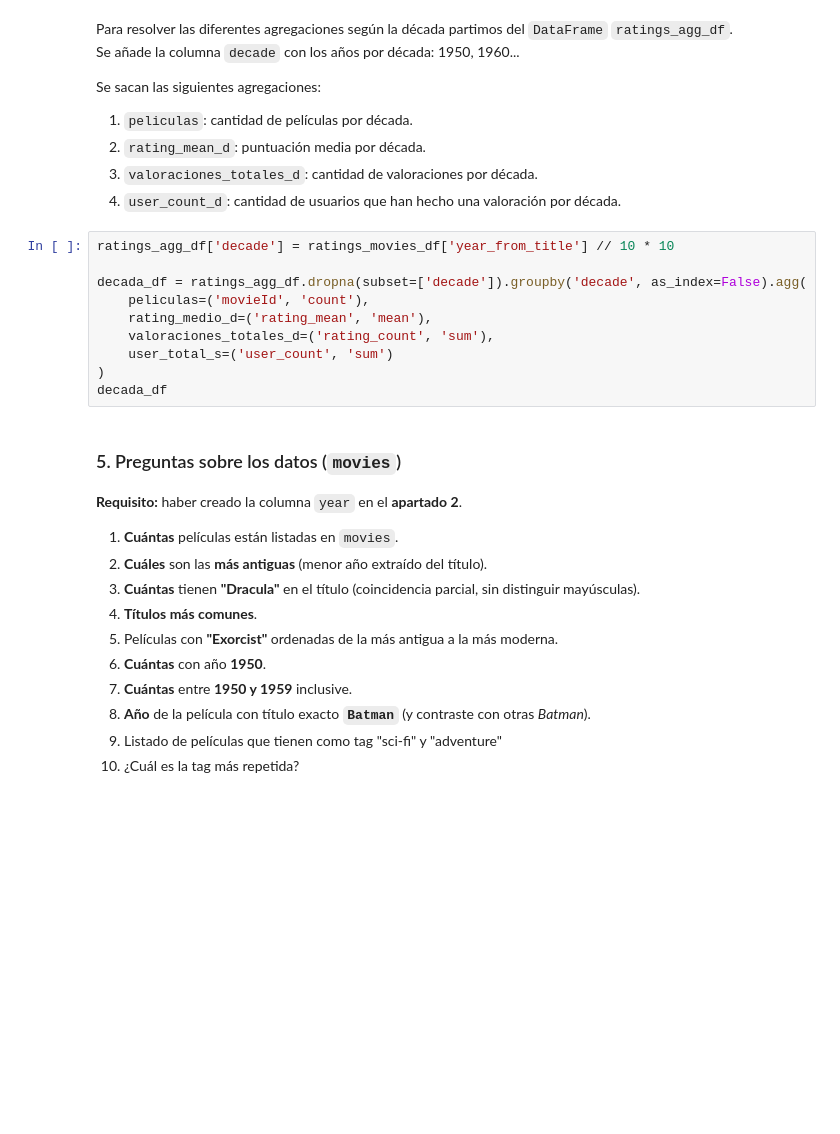
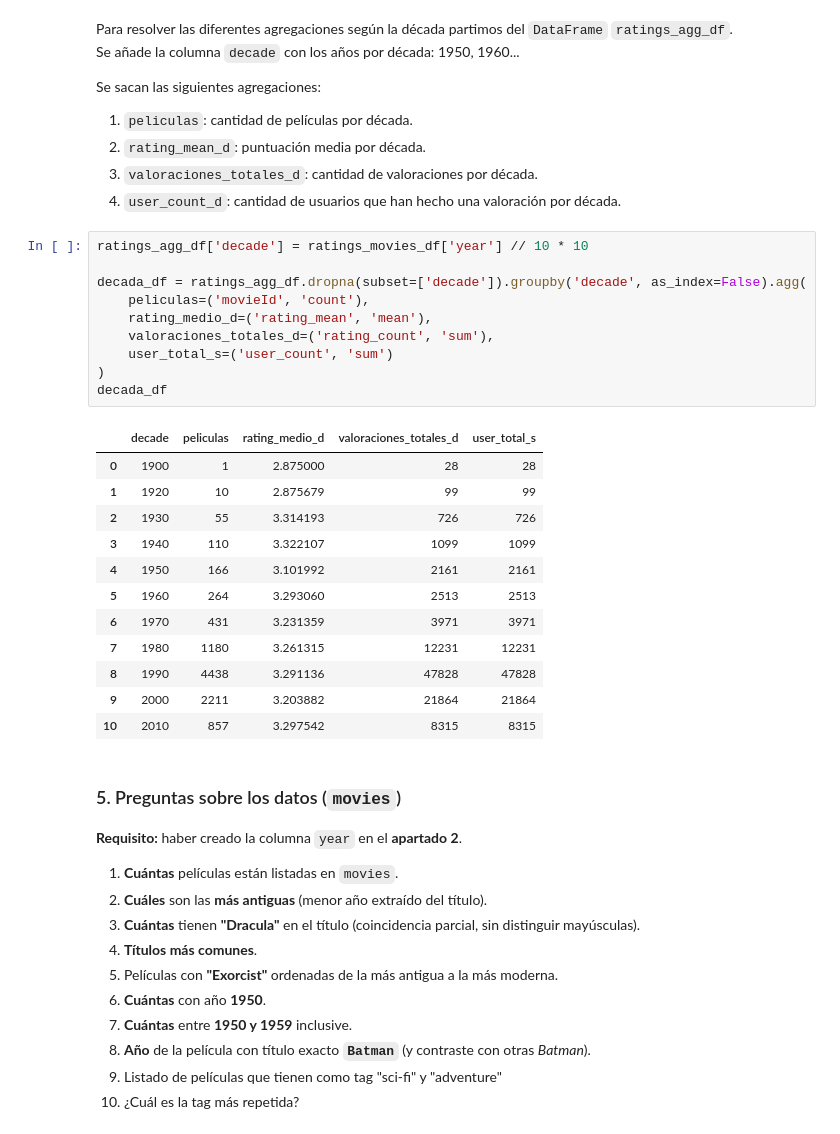
Before and after one commit to Ameisin/tc-sprint03-04-peliculas, a Jupyter notebook: Team_Challenge_sprint03_04.ipynb, the cells around one changed output. Drawn from its saved outputs; the diff is of its cells as text; blank space fills up the shorter version.

```diff
--- a/Team_Challenge_sprint03_04.ipynb
+++ b/Team_Challenge_sprint03_04.ipynb
@@ -501,15 +511,28 @@ Se sacan las siguientes agregaciones:
 3. `valoraciones_totales_d`: cantidad de valoraciones por década.
 4. `user_count_d`: cantidad de usuarios que han hecho una valoración por década.
 # %%
-ratings_agg_df['decade'] = ratings_movies_df['year_from_title'] // 10 * 10
+ratings_agg_df['decade'] = ratings_movies_df['year'] // 10 * 10
 
 decada_df = ratings_agg_df.dropna(subset=['decade']).groupby('decade', as_index=False).agg(
     peliculas=('movieId', 'count'),
     rating_medio_d=('rating_mean', 'mean'),
     valoraciones_totales_d=('rating_count', 'sum'),
     user_total_s=('user_count', 'sum')
 )
 decada_df
+# %% [output]
+|  | decade | peliculas | rating_medio_d | valoraciones_totales_d | user_total_s |
+| 0 | 1900 | 1 | 2.875000 | 28 | 28 |
+| 1 | 1920 | 10 | 2.875679 | 99 | 99 |
+| 2 | 1930 | 55 | 3.314193 | 726 | 726 |
+| 3 | 1940 | 110 | 3.322107 | 1099 | 1099 |
+| 4 | 1950 | 166 | 3.101992 | 2161 | 2161 |
+| 5 | 1960 | 264 | 3.293060 | 2513 | 2513 |
+| 6 | 1970 | 431 | 3.231359 | 3971 | 3971 |
+| 7 | 1980 | 1180 | 3.261315 | 12231 | 12231 |
+| 8 | 1990 | 4438 | 3.291136 | 47828 | 47828 |
+| 9 | 2000 | 2211 | 3.203882 | 21864 | 21864 |
+| 10 | 2010 | 857 | 3.297542 | 8315 | 8315 |
 # %% [markdown]
 ### 5. Preguntas sobre los datos (`movies`)
 
```
Also changed, not shown: parts of 14 cells of this notebook.
